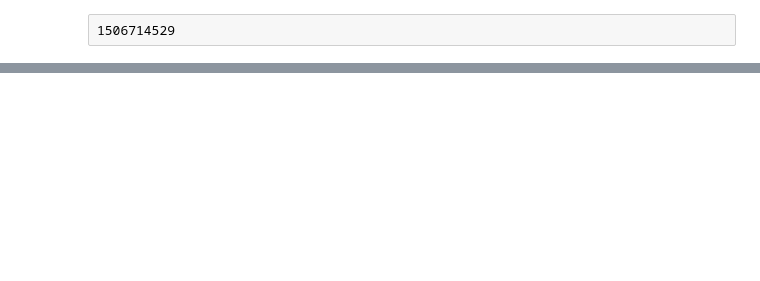
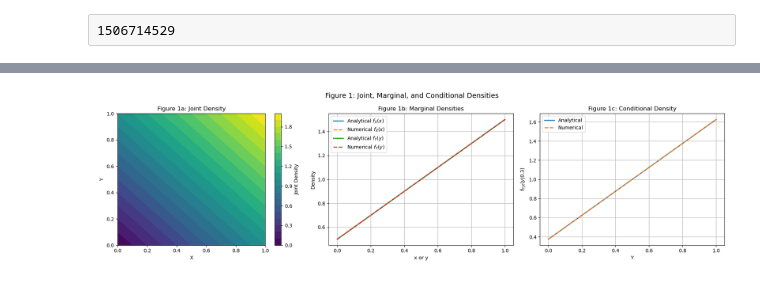
Before and after one commit to Jovannimunoz03/StatisticsMP3, a Jupyter notebook: mp3.ipynb, the cells around one changed output, grey strips where cells are left out. Drawn from its saved outputs; the diff is of its cells as text; code cells hidden in the pictures; blank space fills up the shorter version.

```diff
--- a/mp3.ipynb
+++ b/mp3.ipynb
@@ -28,0 +350,75 @@ Step 1
+# %%
+import numpy as np
+import matplotlib.pyplot as plt
+
+#STEP 1: FIGURE 1 - THREE PANELS
+#Create a grid over the unit square
+x = np.linspace(0, 1, 201)
+y = np.linspace(0, 1, 201)
+X, Y = np.meshgrid(x, y)
+#Joint probability density function
+f_xy = X + Y
+#Numerical marginal densities using trapezoidal integration
+#Integrate over y to obtain f_X(x)
+f_x_numerical = np.trapezoid(f_xy, y, axis=0)
+#Integrate over x to obtain f_Y(y)
+f_y_numerical = np.trapezoid(f_xy, x, axis=1)
+#Analytical marginal densities
+f_x_analytical = x + 0.5
+f_y_analytical = y + 0.5
+
+x_given = 0.3
+#Analytical conditional density
+f_y_given_x = (x_given + y) / (x_given + 0.5)
+#Numerical conditional density using numerical marginal
+f_y_given_x_numerical = (x_given + y) / np.trapezoid(x_given + y, y)
+#Verify conditional density integrates to 1
+conditional_integral = np.trapezoid(f_y_given_x, y)
+
+#CREATE THREE-PANEL FIGURE
+fig, axes = plt.subplots(1, 3, figsize=(18, 5))
+
+#FIGURE 1A: JOINT DENSITY
+contour = axes[0].contourf(X, Y, f_xy, levels=20, cmap="viridis")
+fig.colorbar(contour, ax=axes[0], label="Joint Density")
+axes[0].set_title("Figure 1a: Joint Density")
+axes[0].set_xlabel("X")
+axes[0].set_ylabel("Y")
+
+#FIGURE 1B: MARGINALS
+#Analytical and numerical marginal of X
+axes[1].plot(x, f_x_analytical, label="Analytical $f_X(x)$", linewidth=2)
+axes[1].plot(x, f_x_numerical, "--", label="Numerical $f_X(x)$", linewidth=2)
+
+#Analytical and numerical marginal of Y
+axes[1].plot(y, f_y_analytical, label="Analytical $f_Y(y)$", linewidth=2)
+axes[1].plot(y, f_y_numerical, "--", label="Numerical $f_Y(y)$", linewidth=2)
+axes[1].set_title("Figure 1b: Marginal Densities")
+axes[1].set_xlabel("x or y")
+axes[1].set_ylabel("Density")
+axes[1].legend()
+axes[1].grid(True)
+
+#FIGURE 1C: CONDITIONAL
+axes[2].plot(y, f_y_given_x, label="Analytical", linewidth=2)
+axes[2].plot(y, f_y_given_x_numerical, "--", label="Numerical", linewidth=2)
+axes[2].set_title("Figure 1c: Conditional Density")
+axes[2].set_xlabel("Y")
+axes[2].set_ylabel(r"$f_{Y|X}(y|0.3)$")
+axes[2].legend()
+axes[2].grid(True)
+
+#Overall figure title
+fig.suptitle("Figure 1: Joint, Marginal, and Conditional Densities", fontsize=14)
+plt.tight_layout()
+plt.show()
+print("Figure 1 Numerical Verification")
+print("--------------------------------")
+print(f"Numerical integral of conditional density: "
+      f"{conditional_integral:.6f}")
+print(f"Analytical integral of conditional density: 1.000000")
+print(f"f_X(0.3) analytical: {0.3 + 0.5:.6f}")
+print(f"f_X(0.3) numerical: "
+      f"{np.interp(0.3, x, f_x_numerical):.6f}")
+# %% [output]
+[figure, added]
```
Also changed, not shown: parts of 113 cells of this notebook, 19 other files.
